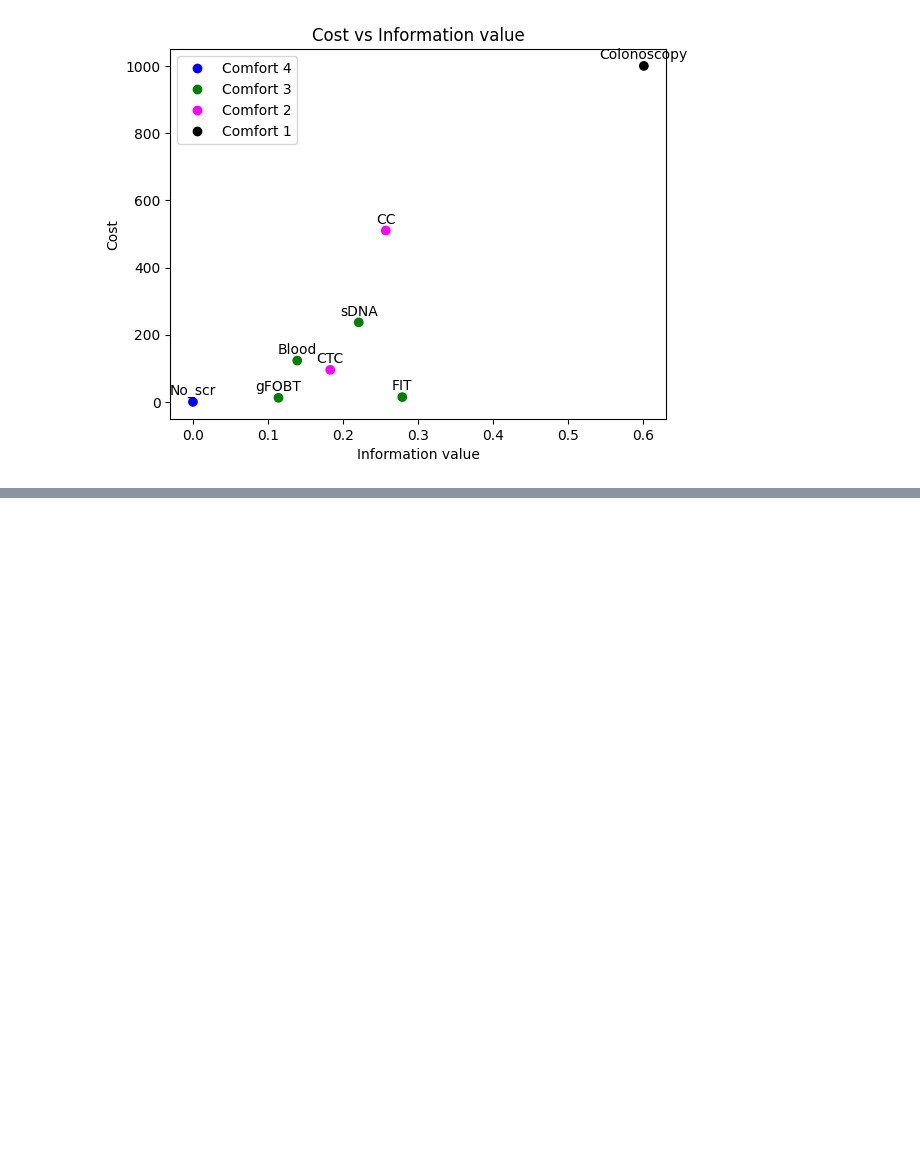
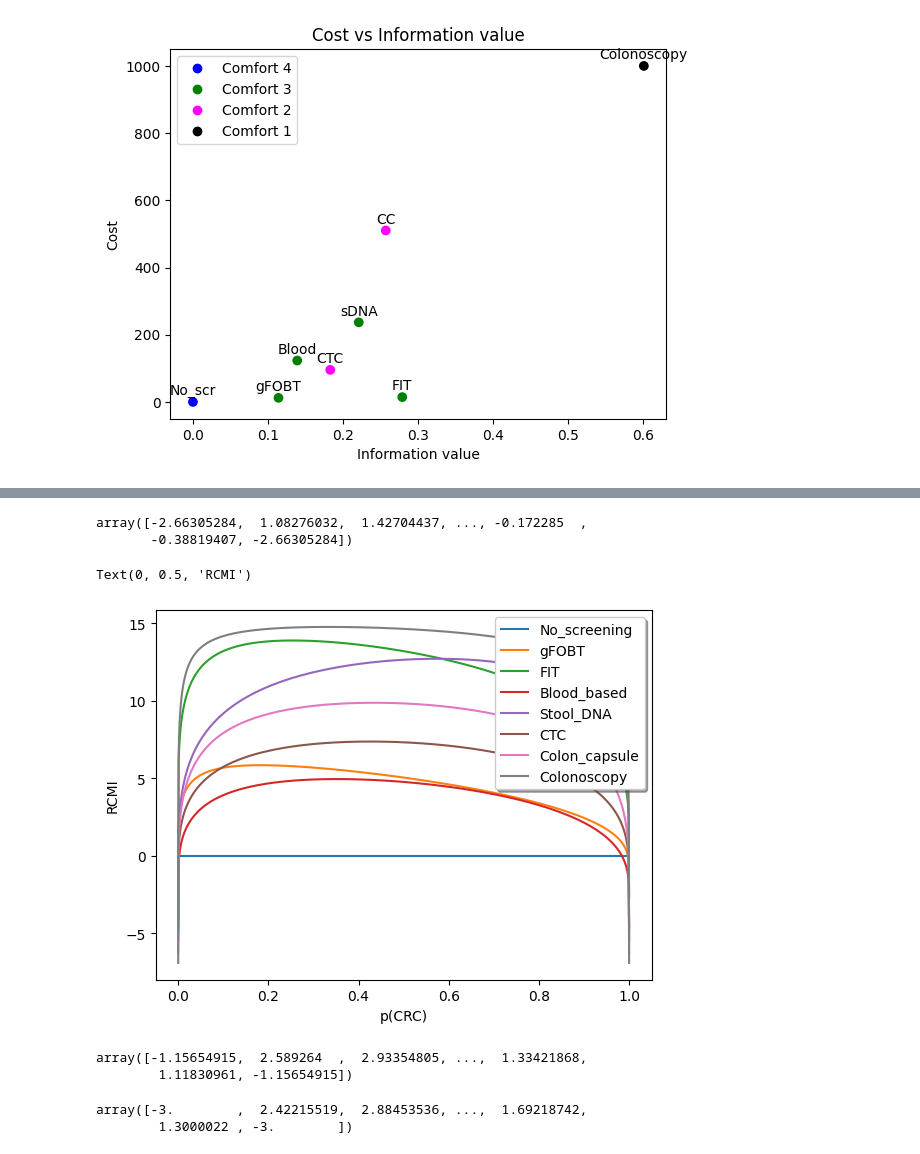
Before and after one commit to DanielCorralesAlonso/Decision_Model_Screening_CRC, a Jupyter notebook: tests.ipynb, the cells around one changed output, grey strips where cells are left out. Cells and saved outputs as stored; diff of their text form; code cells hidden in the pictures; blank space fills up the shorter version.

```diff
--- a/tests.ipynb
+++ b/tests.ipynb
@@ -45,7 +75,7 @@ if value_function == "pcmi":
     expression = f'1*COST+{wtp}*VALUE*Value_of_comfort'
     net2.set_mau_expressions(node_id = "V", expressions = [expression])
 
-    net2.write_file(f"genie_models/decision_models/DM_screening_{value_function}.xdsl")
+    net2.write_file(f"decision_models/DM_screening_{value_function}.xdsl")
 
 
 elif value_function == "rel_pcmi":
@@ -59,14 +89,14 @@ elif value_function == "rel_pcmi":
 '''
     net2.add_arc("Results_of_Screening", "Colonoscopy")
 
-    net2.write_file(f"genie_models/decision_models/DM_screening_{value_function}.xdsl")
+    net2.write_file(f"decision_models/DM_screening_{value_function}.xdsl")
 
 elif value_function == "cmi":
 
     df_value_scr, df_value_col = save_info_values(net, value_function = value_function, weighted=False)
     net2 = info_value_to_net(df_value_scr, df_value_col, net)
 
-    net2.write_file(f"genie_models/decision_models/DM_screening_{value_function}.xdsl")
+    net2.write_file(f"decision_models/DM_screening_{value_function}.xdsl")
 # %%
 df_value_scr
 # %% [output]
@@ -740,0 +896,34 @@ plt.show()
+# %%
+15*arr[2] - np.log(14.34)
+# %% [output]
+array([-2.66305284,  1.08276032,  1.42704437, ..., -0.172285  ,
+       -0.38819407, -2.66305284])
+# %%
+fig, ax = plt.subplots()
+ax.plot(np.arange(0,1.001,0.001), 35*arr[0], label = f"{labels[0]}")
+ax.plot(np.arange(0,1.001,0.001), 35*arr[1] - np.log(12.14), label = f"{labels[1]}")
+ax.plot(np.arange(0,1.001,0.001), 35*arr[2] - np.log(14.34),label = f"{labels[2]}")
+ax.plot(np.arange(0,1.001,0.001), 35*arr[3] - np.log(123.13),label = f"{labels[3]}")
+ax.plot(np.arange(0,1.001,0.001), 35*arr[4] - np.log(236.88),label = f"{labels[4]}")
+ax.plot(np.arange(0,1.001,0.001), 31*arr[5] - np.log(95), label = f"{labels[5]}")
+ax.plot(np.arange(0,1.001,0.001), 31*arr[6] - np.log(510.24), label = f"{labels[6]}")
+ax.plot(np.arange(0,1.001,0.001), 25*arr[7] - np.log(1000),label = f"{labels[7]}")
+
+leg = plt.legend(loc='upper right', shadow=True)
+# title = "Relative Reduction of Uncertainty with respect to CRC"
+#plt.title(title)
+ax.set_xlabel("p(CRC)")
+ax.set_ylabel("RCMI")
+# %% [output]
+Text(0, 0.5, 'RCMI')
+[figure, added]
+# %%
+15*arr[2] - np.log10(14.34)
+# %% [output]
+array([-1.15654915,  2.589264  ,  2.93354805, ...,  1.33421868,
+        1.11830961, -1.15654915])
+# %%
+10*arr[7] - np.log10(1000)
+# %% [output]
+array([-3.        ,  2.42215519,  2.88453536, ...,  1.69218742,
+        1.3000022 , -3.        ])
```
Also changed, not shown: parts of 20 cells of this notebook, 22 other files.
